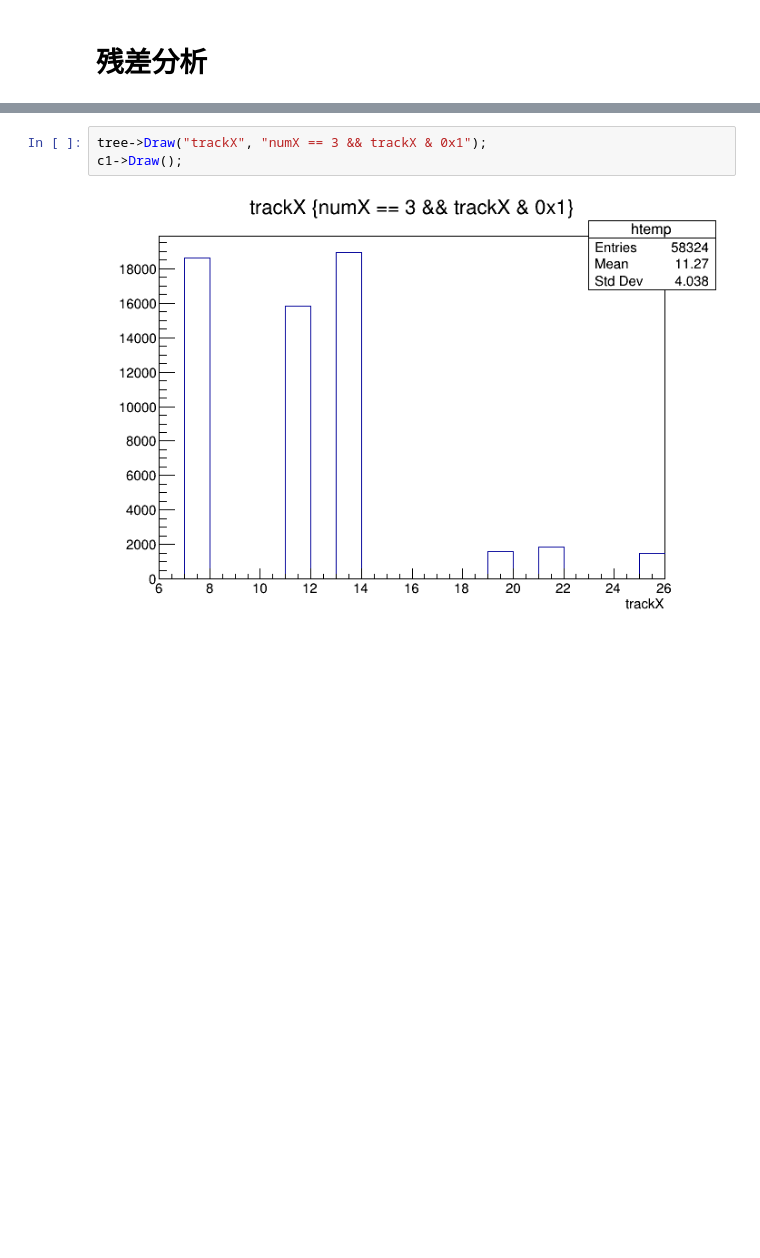
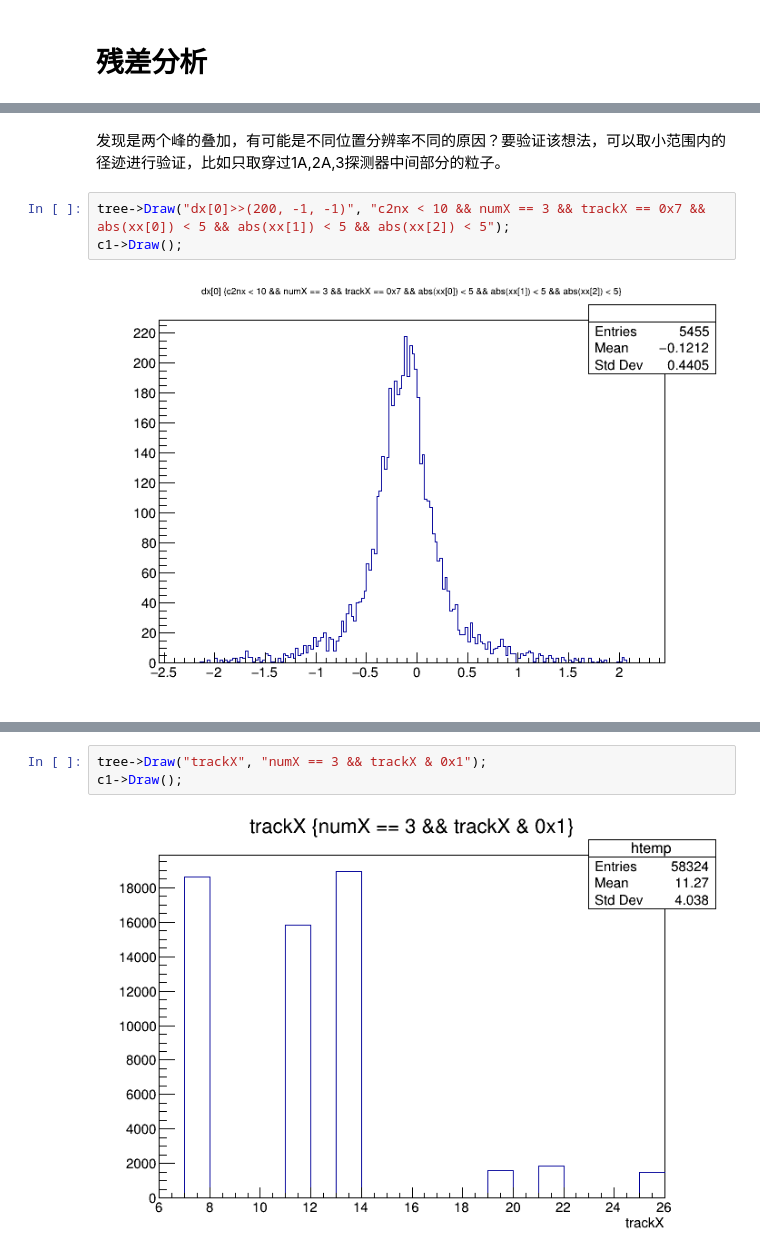
Before and after one commit to kinstaky/CourseDataAnalysis, a Jupyter notebook: hw2_1/jupyter/Residual.ipynb, the cells around one changed output, grey strips where cells are left out. Drawn from its saved outputs; the diff is of its cells as text; blank space fills up the shorter version.

```diff
--- a/hw2_1/jupyter/Residual.ipynb
+++ b/hw2_1/jupyter/Residual.ipynb
@@ -11,3 +17,10 @@ c1->SetLogy(0);
 c1->Draw();
 # %% [output]
 [figure]
+# %% [markdown]
+发现是两个峰的叠加，有可能是不同位置分辨率不同的原因？要验证该想法，可以取小范围内的径迹进行验证，比如只取穿过1A,2A,3探测器中间部分的粒子。
+# %%
+tree->Draw("dx[0]>>(200, -1, -1)", "c2nx < 10 && numX == 3 && trackX == 0x7 && abs(xx[0]) < 5 && abs(xx[1]) < 5 && abs(xx[2]) < 5");
+c1->Draw();
+# %% [output]
+[figure, added]
```
Also changed, not shown: parts of 73 cells of this notebook.
